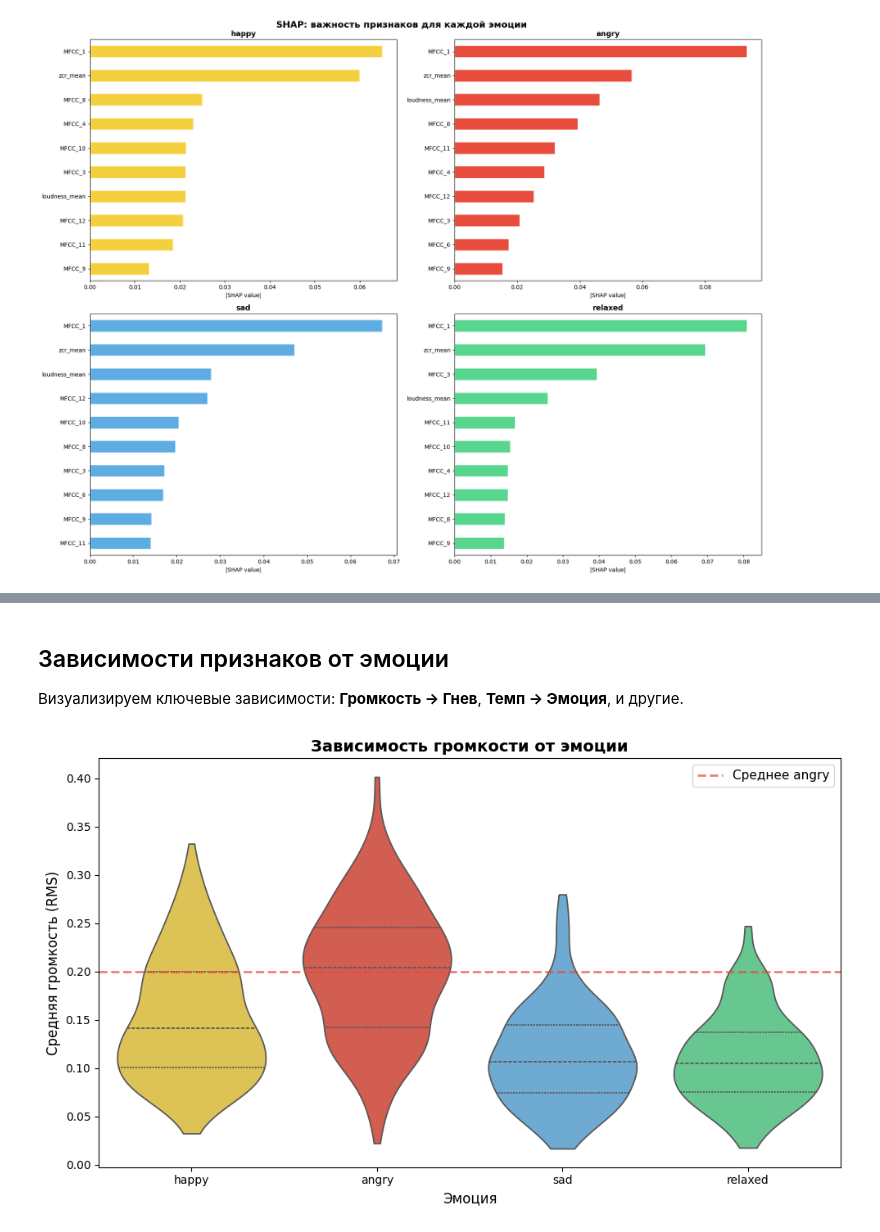
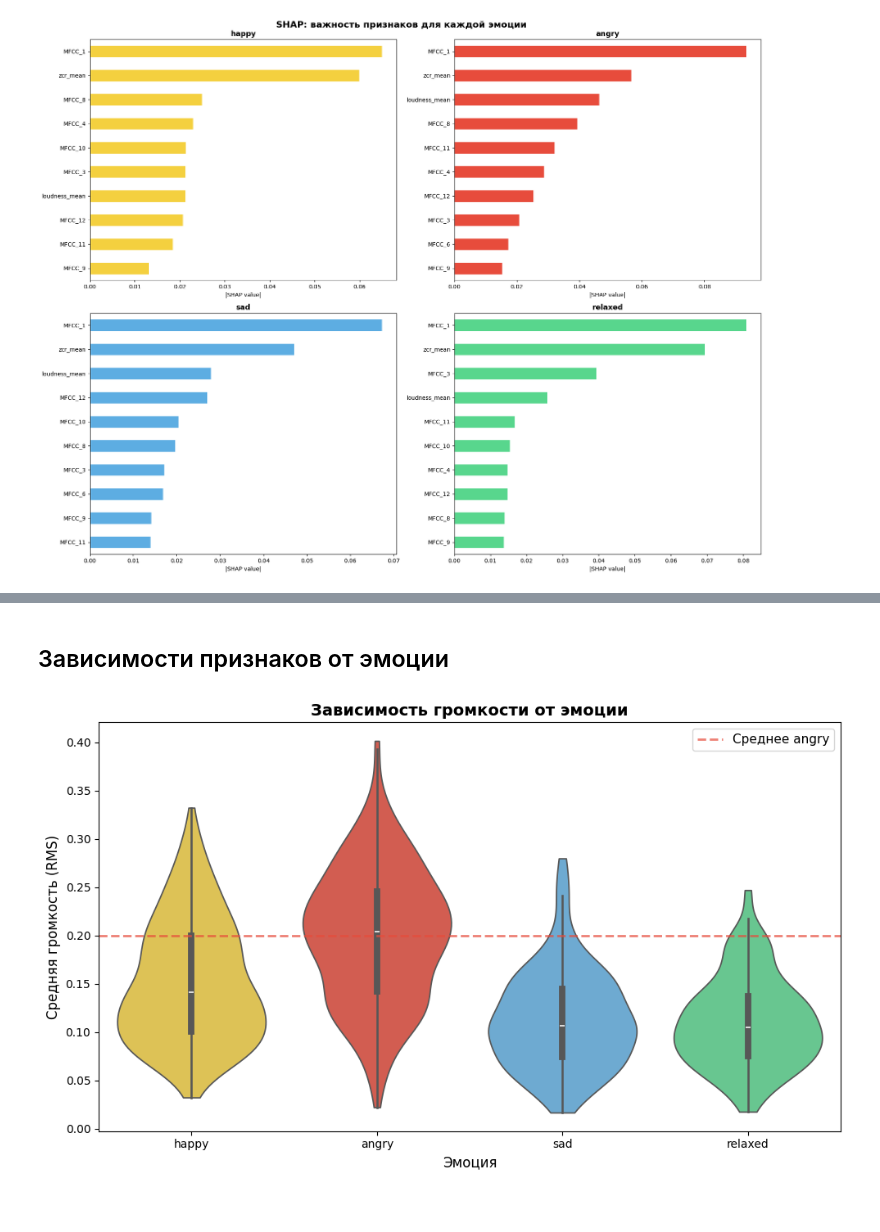
Before and after one commit to CAMblE-CAMblE/music-emotions, a Jupyter notebook: notebooks/music_emotion_analysis.ipynb, the cells around one changed output, grey strips where cells are left out. Saved outputs shown, nothing was run; the diff lists cells and outputs as text; code cells hidden in the pictures.

```diff
--- a/notebooks/music_emotion_analysis.ipynb
+++ b/notebooks/music_emotion_analysis.ipynb
@@ -990,28 +823,26 @@ Beeswarm-графики показывают не только **важност
 # %% [markdown]
 ##  Зависимости признаков от эмоции
-
-Визуализируем ключевые зависимости: **Громкость → Гнев**, **Темп → Эмоция**, и другие.
 # %%
 # Зависимость громкости от эмоции
 fig, ax = plt.subplots(figsize=(10, 6))
 
 sns.violinplot(
     data=df, x='emotion', y='loudness_mean',
     order=emotion_order, palette=palette,
-    inner='quartile', cut=0, ax=ax
+    inner='box', cut=0, ax=ax
 )
 
 # Подсветим Angry
 ax.axhline(df[df['emotion'] == 'angry']['loudness_mean'].mean(),
            color='#E74C3C', linewidth=2, linestyle='--', alpha=0.7,
            label='Среднее angry')
 
 ax.set_title('Зависимость громкости от эмоции', fontweight='bold', fontsize=14)
 ax.set_xlabel('Эмоция', fontsize=12)
 ax.set_ylabel('Средняя громкость (RMS)', fontsize=12)
 ax.legend(fontsize=11)
 plt.tight_layout()
 plt.show()
 # %% [output]
-[figure, old version]
+[figure, new version]
 # %% [markdown]
```
Also changed, not shown: parts of 45 cells of this notebook.
